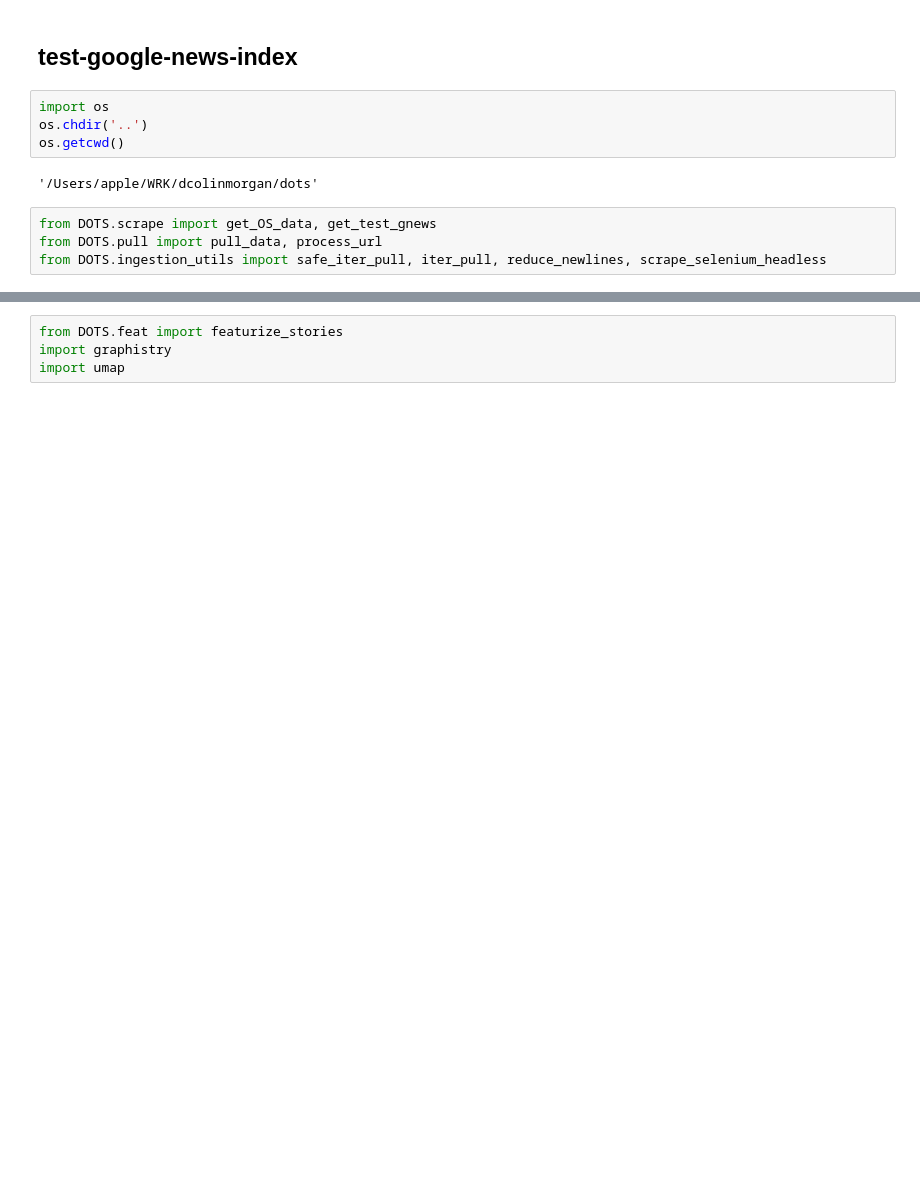
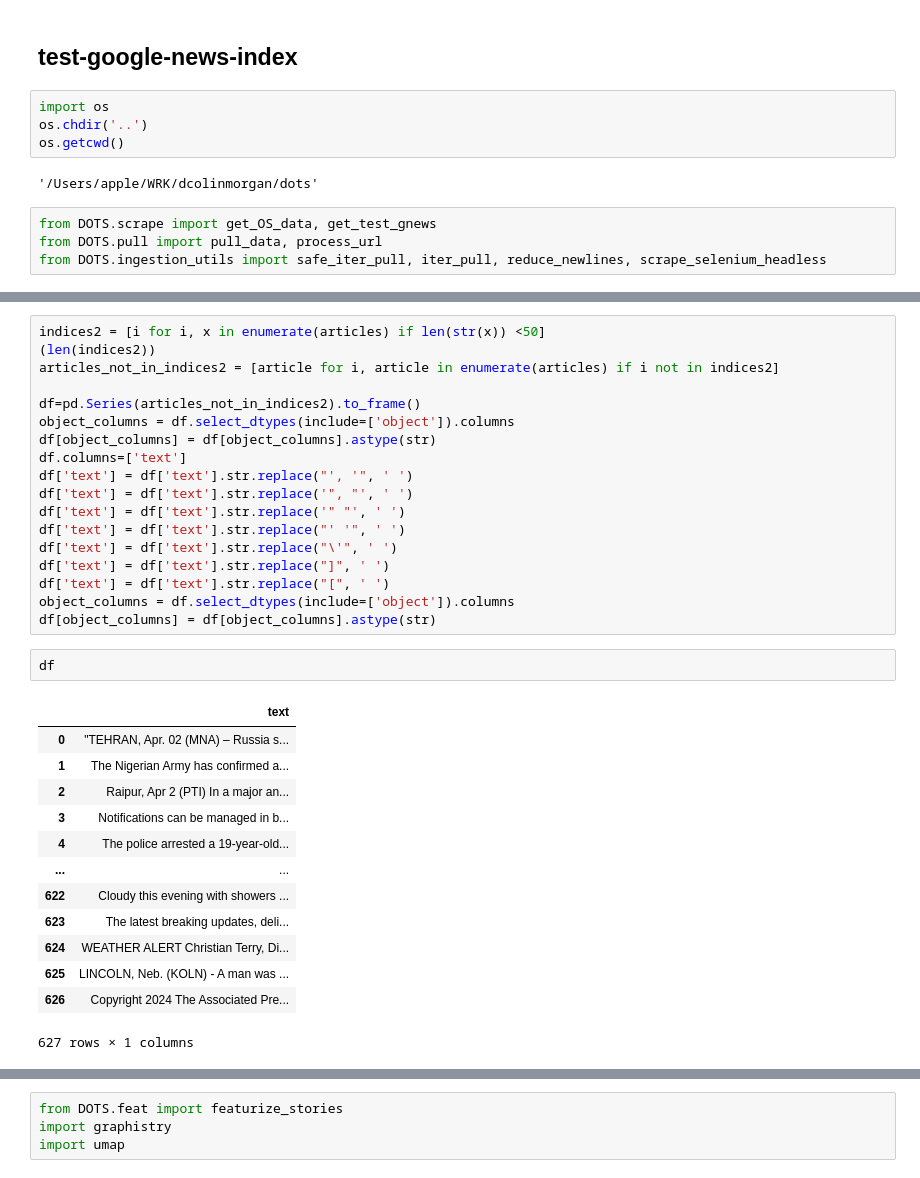
Before and after one commit to dcolinmorgan/DOTS, a Jupyter notebook: demo/dots_feat.ipynb, the cells around one changed output, grey strips where cells are left out. Drawn from its saved outputs; the diff is of its cells as text; blank space fills up the shorter version.

```diff
--- a/demo/dots_feat.ipynb
+++ b/demo/dots_feat.ipynb
@@ -978,0 +831,34 @@ for request in requests:
+# %%
+indices2 = [i for i, x in enumerate(articles) if len(str(x)) <50]
+(len(indices2))
+articles_not_in_indices2 = [article for i, article in enumerate(articles) if i not in indices2]
+
+df=pd.Series(articles_not_in_indices2).to_frame()
+object_columns = df.select_dtypes(include=['object']).columns
+df[object_columns] = df[object_columns].astype(str)
+df.columns=['text']
+df['text'] = df['text'].str.replace("', '", ' ')
+df['text'] = df['text'].str.replace('", "', ' ')
+df['text'] = df['text'].str.replace('" "', ' ')
+df['text'] = df['text'].str.replace("' '", ' ')
+df['text'] = df['text'].str.replace("\'", ' ')
+df['text'] = df['text'].str.replace("]", ' ')
+df['text'] = df['text'].str.replace("[", ' ')
+object_columns = df.select_dtypes(include=['object']).columns
+df[object_columns] = df[object_columns].astype(str)
+# %%
+df
+# %% [output]
+|  | text |
+| 0 | "TEHRAN, Apr. 02 (MNA) – Russia s... |
+| 1 | The Nigerian Army has confirmed a... |
+| 2 | Raipur, Apr 2 (PTI) In a major an... |
+| 3 | Notifications can be managed in b... |
+| 4 | The police arrested a 19-year-old... |
+| ... | ... |
+| 622 | Cloudy this evening with showers ... |
+| 623 | The latest breaking updates, deli... |
+| 624 | WEATHER ALERT Christian Terry, Di... |
+| 625 | LINCOLN, Neb. (KOLN) - A man was ... |
+| 626 | Copyright 2024 The Associated Pre... |
+627 rows × 1 columns
```
Also changed, not shown: parts of 24 cells of this notebook, 5 other files.
